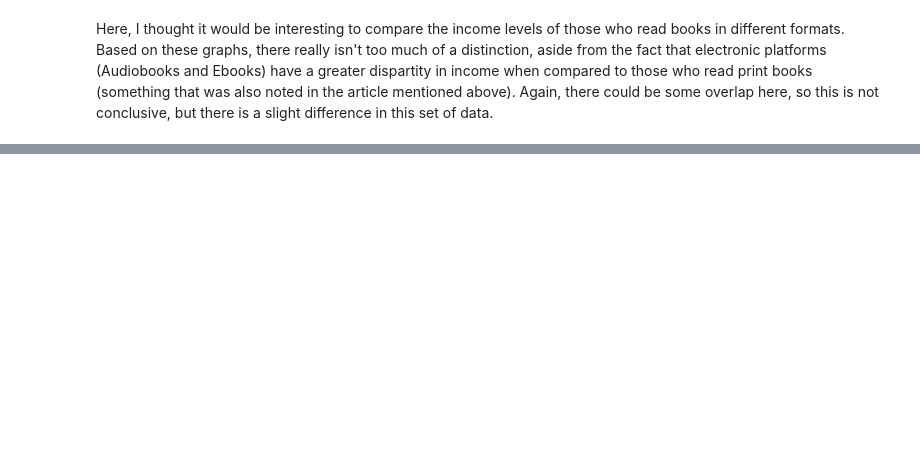
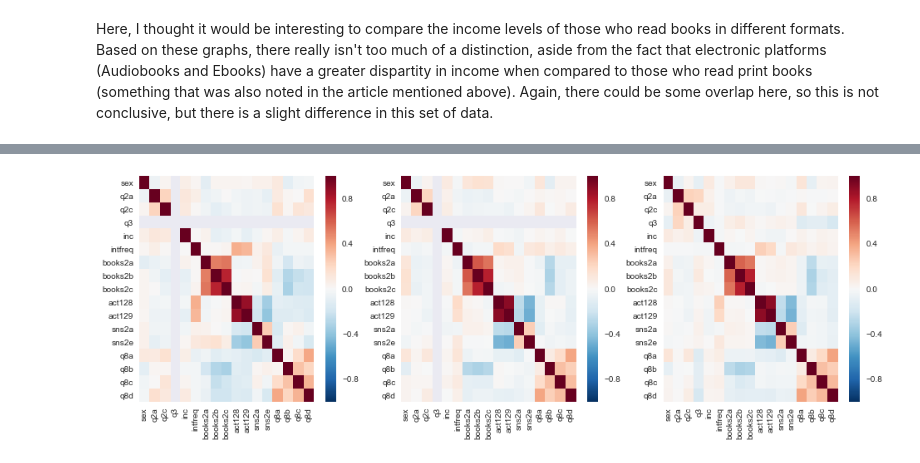
Before and after one commit to Begecky/Pre-Bootcamp-Materials, a Jupyter notebook: Capstone Draft #1.ipynb, the cells around one changed output, grey strips where cells are left out. Cells and saved outputs as stored; diff of their text form; code cells hidden in the pictures; blank space fills up the shorter version.

```diff
--- a/Capstone Draft #1.ipynb
+++ b/Capstone Draft #1.ipynb
@@ -112,0 +203,12 @@ Here, I thought it would be interesting to compare the income levels of those wh
+# %%
+mu = infostress_gen[(infostress_gen.sns2e <= 3) | (infostress_gen.sns2e >= 1)]
+
+f, (ax1, ax2, ax3) = plt.subplots(1, 3, figsize = (16, 5))
+
+ax1 = sns.heatmap(overload.corr(), ax = ax1)
+ax2 = sns.heatmap(like_info.corr(), ax = ax2)
+ax3 = sns.heatmap(mu.corr(), ax = ax3)
+
+plt.show()
+# %% [output]
+[figure, added]
```
Also changed, not shown: parts of 19 cells of this notebook.
